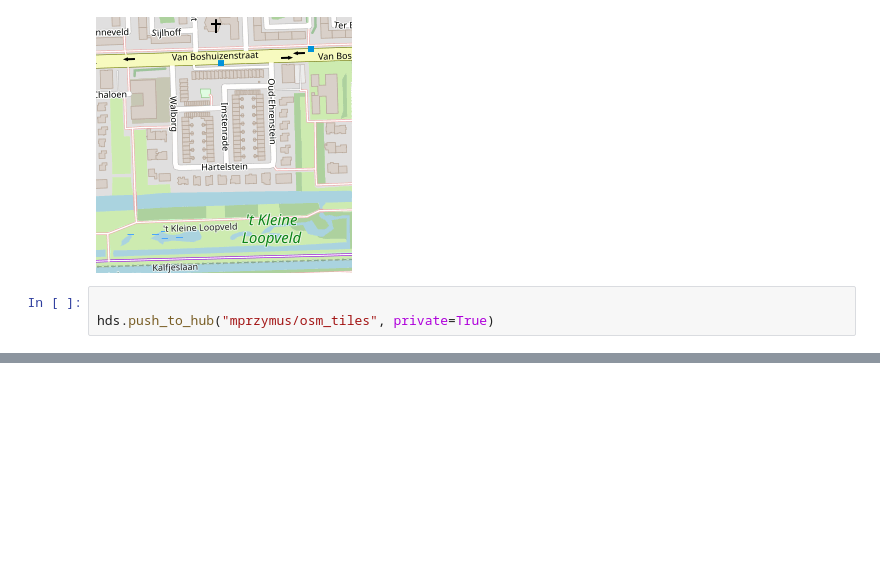
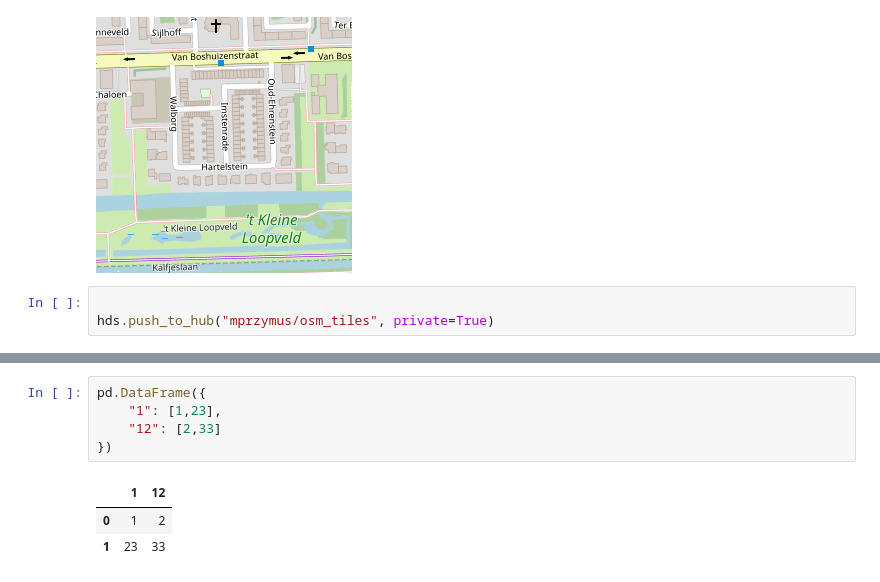
Before and after one commit to kraina-ai/map_diffusion, a Jupyter notebook: hf_dataset.ipynb, the cells around one changed output, grey strips where cells are left out. Drawn from its saved outputs; the diff is of its cells as text; blank space fills up the shorter version.

```diff
--- a/hf_dataset.ipynb
+++ b/hf_dataset.ipynb
@@ -90,0 +135,9 @@ hds.push_to_hub("mprzymus/osm_tiles", private=True)
+# %%
+pd.DataFrame({
+    "1": [1,23],
+    "12": [2,33]
+})
+# %% [output]
+|  | 1 | 12 |
+| 0 | 1 | 2 |
+| 1 | 23 | 33 |
```
Also changed, not shown: parts of 11 cells of this notebook, 7 other files.
